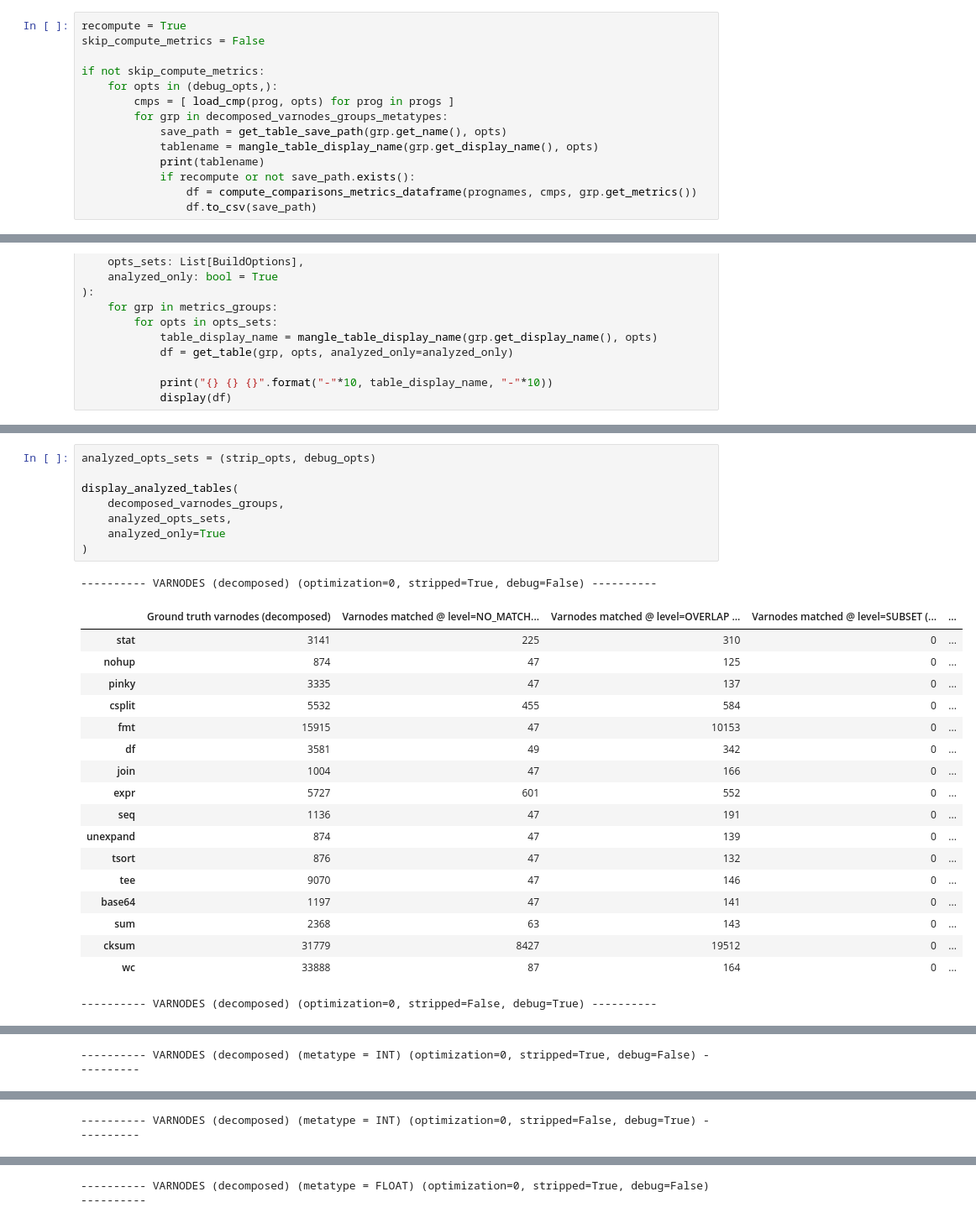
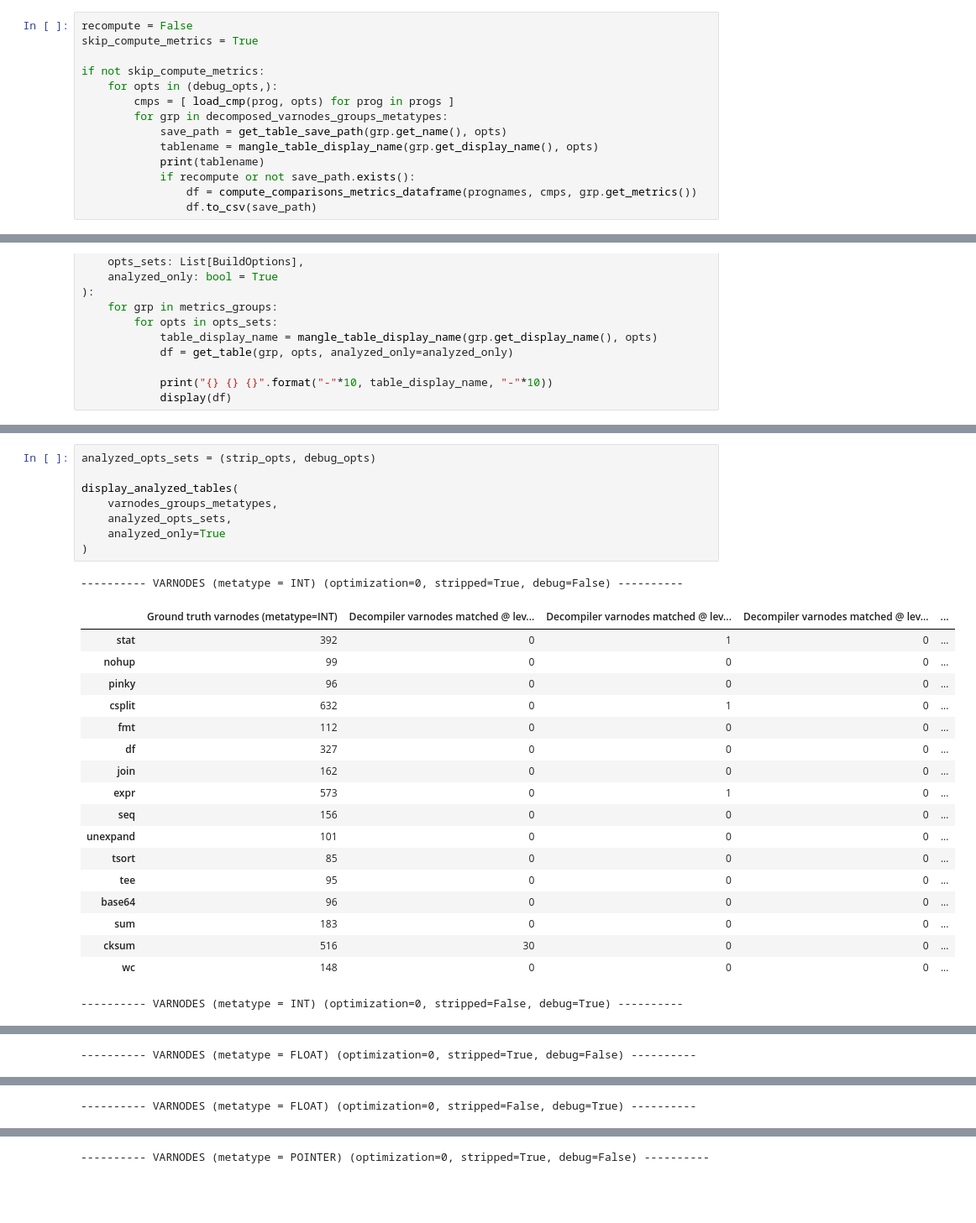
Before and after one commit to jace-kline/thesis, a Jupyter notebook: notebooks/coreutils_metrics.ipynb, the cells around one changed output, grey strips where cells are left out. Shown: that part at 84% size. Cells and saved outputs as stored; diff of their text form; blank space fills up the shorter version.

```diff
--- a/notebooks/coreutils_metrics.ipynb
+++ b/notebooks/coreutils_metrics.ipynb
@@ -203,8 +208,8 @@ decomposed_varnodes_groups_metatypes = [ decomposed_varnodes_group_metatype(meta
 high_varnodes_groups = [varnodes_group] + varnodes_groups_metatypes
 decomposed_varnodes_groups = [decomposed_varnodes_group] + decomposed_varnodes_groups_metatypes
 # %%
-recompute = True
-skip_compute_metrics = False
+recompute = False
+skip_compute_metrics = True
 
 if not skip_compute_metrics:
     for opts in (debug_opts,):
@@ -382,28 +320,28 @@ metatype_match_levels_ratios_decomposed_O0_strip
 # %%
 analyzed_opts_sets = (strip_opts, debug_opts)
 
 display_analyzed_tables(
-    decomposed_varnodes_groups,
+    varnodes_groups_metatypes,
     analyzed_opts_sets,
     analyzed_only=True
 )
 # %% [output]
----------- VARNODES (decomposed) (optimization=0, stripped=True, debug=False) ----------
+---------- VARNODES (metatype = INT) (optimization=0, stripped=True, debug=False) ----------
-|  | Ground truth varnodes (decomposed) | Varnodes matched @ level=NO_MATCH... | Varnodes matched @ level=OVERLAP ... | Varnodes matched @ level=SUBSET (... | ... |
-| stat | 3141 | 225 | 310 | 0 | ... |
-| nohup | 874 | 47 | 125 | 0 | ... |
-| pinky | 3335 | 47 | 137 | 0 | ... |
-| csplit | 5532 | 455 | 584 | 0 | ... |
-| fmt | 15915 | 47 | 10153 | 0 | ... |
-| df | 3581 | 49 | 342 | 0 | ... |
-| join | 1004 | 47 | 166 | 0 | ... |
-| expr | 5727 | 601 | 552 | 0 | ... |
-| seq | 1136 | 47 | 191 | 0 | ... |
-| unexpand | 874 | 47 | 139 | 0 | ... |
-| tsort | 876 | 47 | 132 | 0 | ... |
-| tee | 9070 | 47 | 146 | 0 | ... |
-| base64 | 1197 | 47 | 141 | 0 | ... |
-| sum | 2368 | 63 | 143 | 0 | ... |
-| cksum | 31779 | 8427 | 19512 | 0 | ... |
-| wc | 33888 | 87 | 164 | 0 | ... |
+|  | Ground truth varnodes (metatype=INT) | Decompiler varnodes matched @ lev... | Decompiler varnodes matched @ lev... | Decompiler varnodes matched @ lev... | ... |
+| stat | 392 | 0 | 1 | 0 | ... |
+| nohup | 99 | 0 | 0 | 0 | ... |
+| pinky | 96 | 0 | 0 | 0 | ... |
+| csplit | 632 | 0 | 1 | 0 | ... |
+| fmt | 112 | 0 | 0 | 0 | ... |
+| df | 327 | 0 | 0 | 0 | ... |
+| join | 162 | 0 | 0 | 0 | ... |
+| expr | 573 | 0 | 1 | 0 | ... |
+| seq | 156 | 0 | 0 | 0 | ... |
+| unexpand | 101 | 0 | 0 | 0 | ... |
+| tsort | 85 | 0 | 0 | 0 | ... |
+| tee | 95 | 0 | 0 | 0 | ... |
+| base64 | 96 | 0 | 0 | 0 | ... |
+| sum | 183 | 0 | 0 | 0 | ... |
+| cksum | 516 | 30 | 0 | 0 | ... |
+| wc | 148 | 0 | 0 | 0 | ... |
----------- VARNODES (decomposed) (optimization=0, stripped=False, debug=True) ----------
+---------- VARNODES (metatype = INT) (optimization=0, stripped=False, debug=True) ----------
@@ -427 +365 @@ display_analyzed_tables(
----------- VARNODES (decomposed) (metatype = INT) (optimization=0, stripped=True, debug=False) ----------
+---------- VARNODES (metatype = FLOAT) (optimization=0, stripped=True, debug=False) ----------
@@ -445 +383 @@ display_analyzed_tables(
----------- VARNODES (decomposed) (metatype = INT) (optimization=0, stripped=False, debug=True) ----------
+---------- VARNODES (metatype = FLOAT) (optimization=0, stripped=False, debug=True) ----------
@@ -463 +401 @@ display_analyzed_tables(
----------- VARNODES (decomposed) (metatype = FLOAT) (optimization=0, stripped=True, debug=False) ----------
+---------- VARNODES (metatype = POINTER) (optimization=0, stripped=True, debug=False) ----------
```
Also changed, not shown: parts of 7 cells of this notebook, 40 other files.
